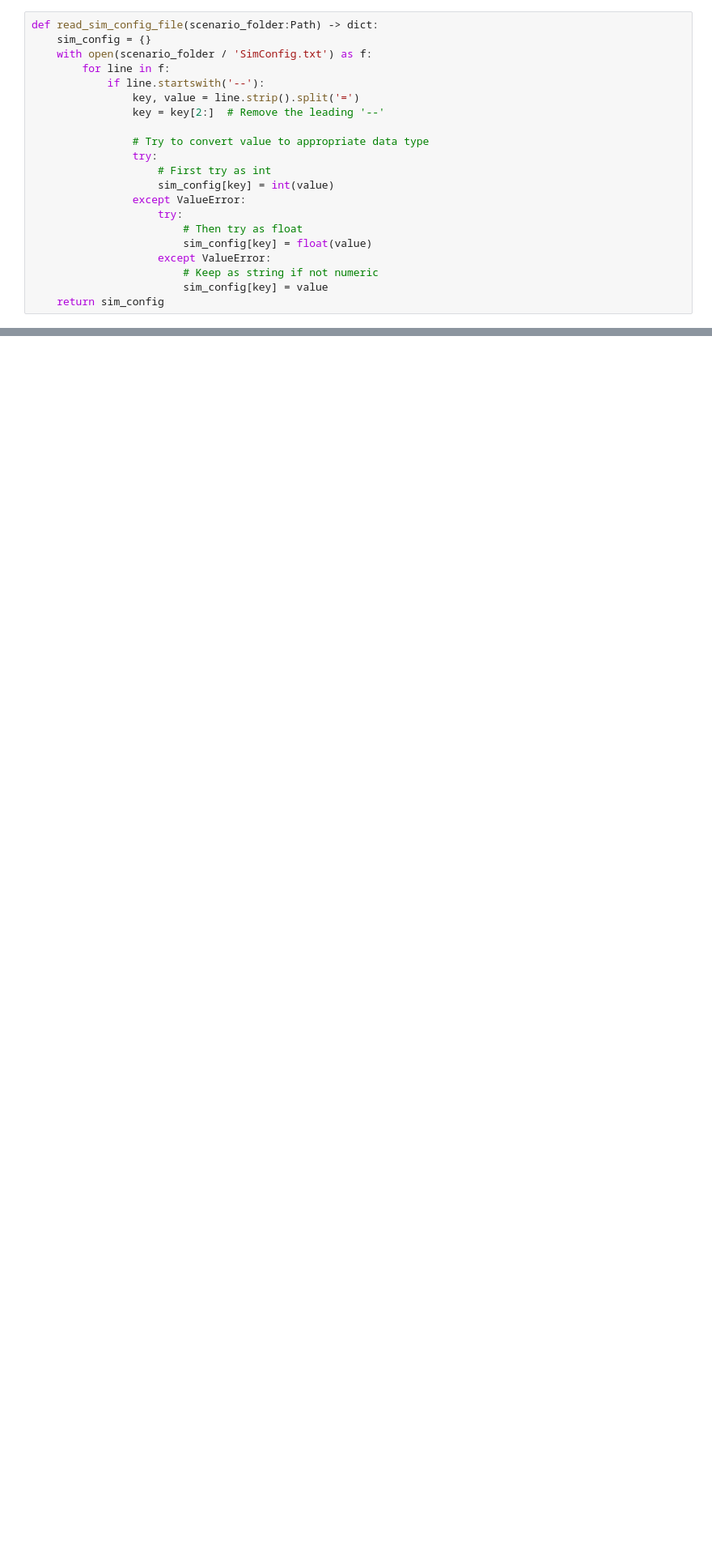
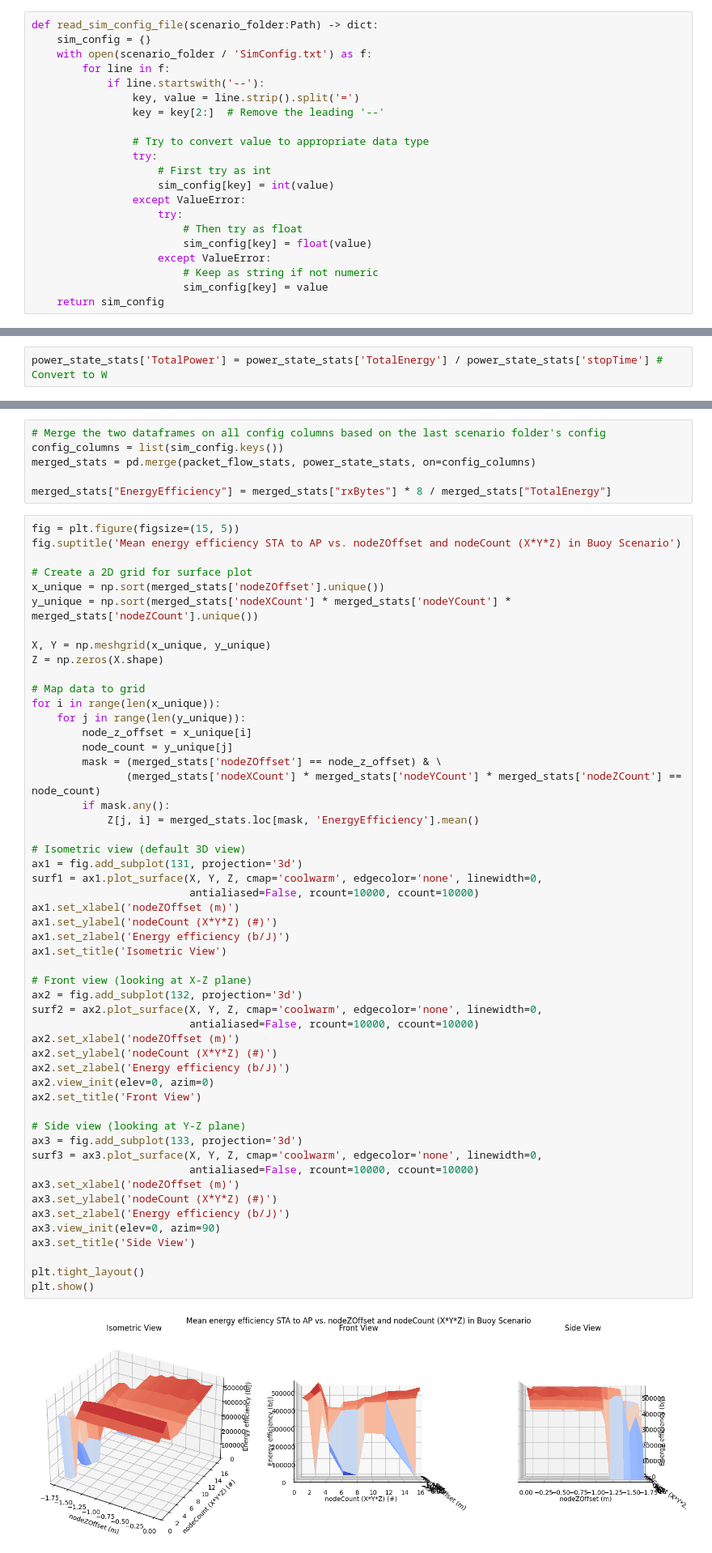
Before and after one commit to mehslambo/2IRS0-ns3, a Jupyter notebook: postprocessing/buoy_graphs.ipynb, the cells around one changed output, grey strips where cells are left out. Shown: that part at 81% size. Saved outputs shown, nothing was run; the diff lists cells and outputs as text; blank space fills up the shorter version.

```diff
--- a/postprocessing/buoy_graphs.ipynb
+++ b/postprocessing/buoy_graphs.ipynb
@@ -274,3 +274,5 @@ power_state_stats['TotalPower'] = power_state_stats['RXPower'] + power_state_sta
+# %%
+power_state_stats['TotalPower'] = power_state_stats['TotalEnergy'] / power_state_stats['stopTime'] # Convert to W
 # %%
 fig = plt.figure(figsize=(15, 5))
 fig.suptitle('Mean power usage STA to AP vs. nodeZOffset and nodeCount (X*Y*Z) in Buoy Scenario')
@@ -327,0 +330,60 @@ plt.show()
+# %%
+# Merge the two dataframes on all config columns based on the last scenario folder's config
+config_columns = list(sim_config.keys())
+merged_stats = pd.merge(packet_flow_stats, power_state_stats, on=config_columns)
+
+merged_stats["EnergyEfficiency"] = merged_stats["rxBytes"] * 8 / merged_stats["TotalEnergy"]
+# %%
+fig = plt.figure(figsize=(15, 5))
+fig.suptitle('Mean energy efficiency STA to AP vs. nodeZOffset and nodeCount (X*Y*Z) in Buoy Scenario')
+
+# Create a 2D grid for surface plot
+x_unique = np.sort(merged_stats['nodeZOffset'].unique())
+y_unique = np.sort(merged_stats['nodeXCount'] * merged_stats['nodeYCount'] * merged_stats['nodeZCount'].unique())
+
+X, Y = np.meshgrid(x_unique, y_unique)
+Z = np.zeros(X.shape)
+
+# Map data to grid
+for i in range(len(x_unique)):
+    for j in range(len(y_unique)):
+        node_z_offset = x_unique[i]
+        node_count = y_unique[j]
+        mask = (merged_stats['nodeZOffset'] == node_z_offset) & \
+               (merged_stats['nodeXCount'] * merged_stats['nodeYCount'] * merged_stats['nodeZCount'] == node_count)
+        if mask.any():
+            Z[j, i] = merged_stats.loc[mask, 'EnergyEfficiency'].mean()
+
+# Isometric view (default 3D view)
+ax1 = fig.add_subplot(131, projection='3d')
+surf1 = ax1.plot_surface(X, Y, Z, cmap='coolwarm', edgecolor='none', linewidth=0,
+                         antialiased=False, rcount=10000, ccount=10000)
+ax1.set_xlabel('nodeZOffset (m)')
+ax1.set_ylabel('nodeCount (X*Y*Z) (#)')
+ax1.set_zlabel('Energy efficiency (b/J)')
+ax1.set_title('Isometric View')
+
+# Front view (looking at X-Z plane)
+ax2 = fig.add_subplot(132, projection='3d')
+surf2 = ax2.plot_surface(X, Y, Z, cmap='coolwarm', edgecolor='none', linewidth=0,
+                         antialiased=False, rcount=10000, ccount=10000)
+ax2.set_xlabel('nodeZOffset (m)')
+ax2.set_ylabel('nodeCount (X*Y*Z) (#)')
+ax2.set_zlabel('Energy efficiency (b/J)')
+ax2.view_init(elev=0, azim=0)
+ax2.set_title('Front View')
+
+# Side view (looking at Y-Z plane)
+ax3 = fig.add_subplot(133, projection='3d')
+surf3 = ax3.plot_surface(X, Y, Z, cmap='coolwarm', edgecolor='none', linewidth=0,
+                         antialiased=False, rcount=10000, ccount=10000)
+ax3.set_xlabel('nodeZOffset (m)')
+ax3.set_ylabel('nodeCount (X*Y*Z) (#)')
+ax3.set_zlabel('Energy efficiency (b/J)')
+ax3.view_init(elev=0, azim=90)
+ax3.set_title('Side View')
+
+plt.tight_layout()
+plt.show()
+# %% [output]
+[figure, added]
```
Also changed, not shown: parts of 10 cells of this notebook, 1 other file.
